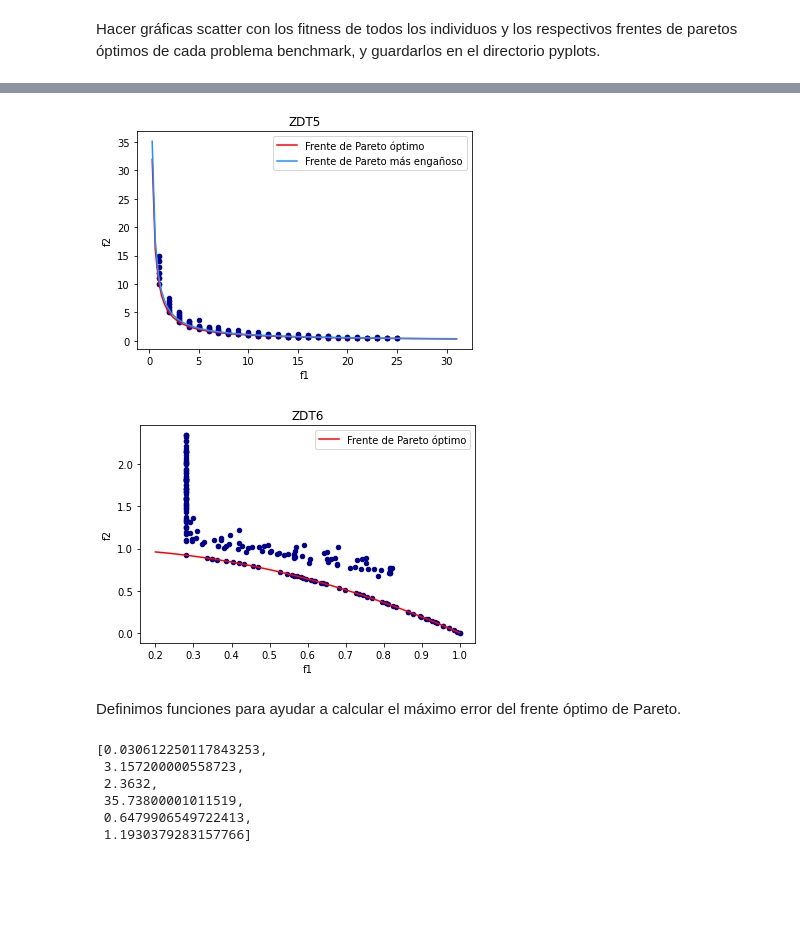
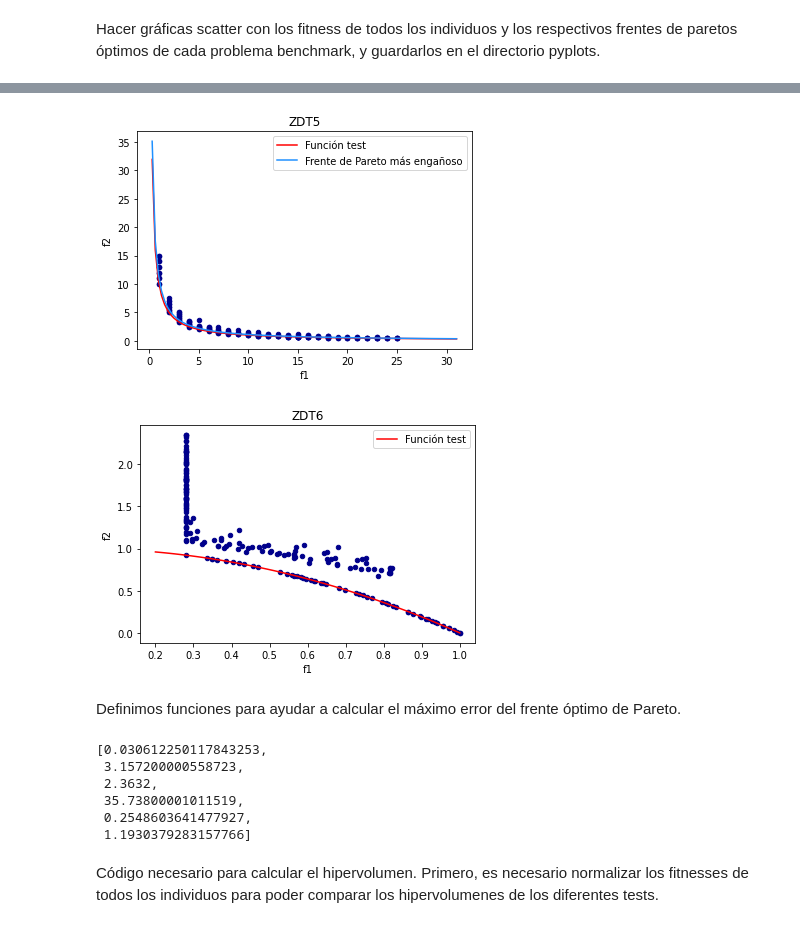
Before and after one commit to alestarbucks/zdt-moga, a Jupyter notebook: moga_processing.ipynb, the cells around one changed output, grey strips where cells are left out. Drawn from its saved outputs; the diff is of its cells as text; code cells hidden in the pictures; blank space fills up the shorter version.

```diff
--- a/moga_processing.ipynb
+++ b/moga_processing.ipynb
@@ -70,27 +70,27 @@ df5.plot.scatter(x='f1', y='f2', c='DarkBlue')
 
 x=np.linspace(0,31,100)
 y=10/x
-plt.plot(x,y,'r',label='Frente de Pareto óptimo')
+plt.plot(x,y,'r',label='Función test')
 y=11/x
 plt.plot(x,y,'dodgerblue',label='Frente de Pareto más engañoso')
 plt.legend()
 plt.title('ZDT5')
 plt.savefig('pyplots/ZDT5',dpi=300)
 # %% [output]
-[figure, old version]
+[figure, new version]
 # %%
 df6 = pd.read_csv('csvs/scores6.csv', header=None)
 df6.columns = ['f1','f2']
 df6.plot.scatter(x='f1', y='f2', c='DarkBlue')
 
 x=np.linspace(0.2,1,100)
 y=1-np.power(x,2)
-plt.plot(x,y,'r',label='Frente de Pareto óptimo')
+plt.plot(x,y,'r',label='Función test')
 plt.legend()
 plt.title('ZDT6')
 plt.savefig('pyplots/ZDT6',dpi=300)
 # %% [output]
-[figure, old version]
+[figure, new version]
 # %% [markdown]
 Definimos funciones para ayudar a calcular el máximo error del frente óptimo de Pareto.
 # %%
@@ -186,7 +188,7 @@ max_errors.append(worst_error)
 # ------
 
 worst_error = 0
-x=np.linspace(0.000001,31,100)
+x=np.linspace(1,31,100)
 y=10/x
 for column_name, data in df_5.iterrows():
     f1 = data[0]
@@ -221,5 +223,7 @@ max_errors
  3.157200000558723,
  2.3632,
  35.73800001011519,
- 0.6479906549722413,
+ 0.2548603641477927,
  1.1930379283157766]
+# %% [markdown]
+Código necesario para calcular el hipervolumen. Primero, es necesario normalizar los fitnesses de todos los individuos para poder comparar los hipervolumenes de los diferentes tests.
```
Also changed, not shown: parts of 7 cells of this notebook, 6 other files.
